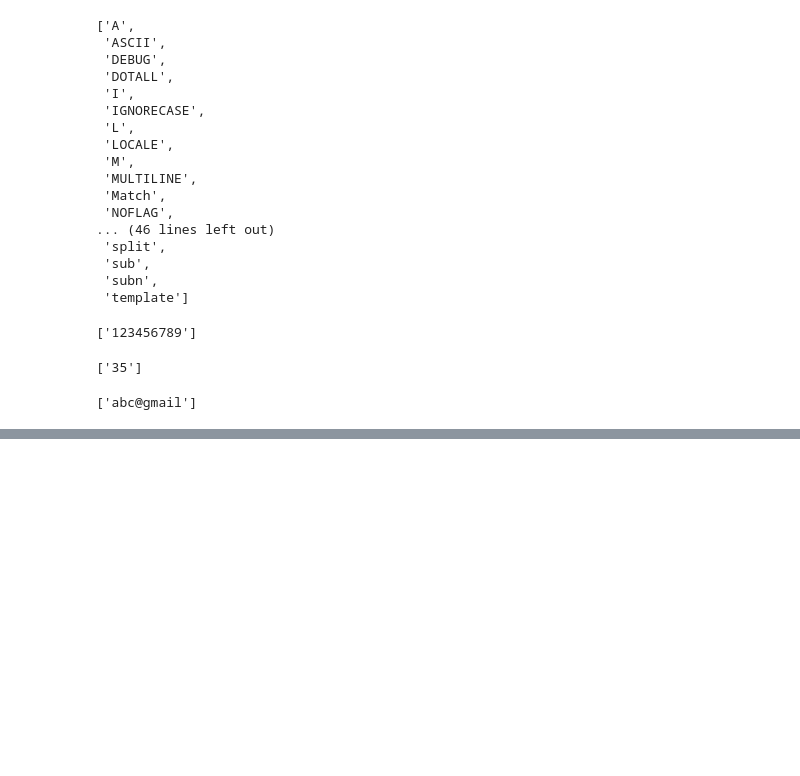
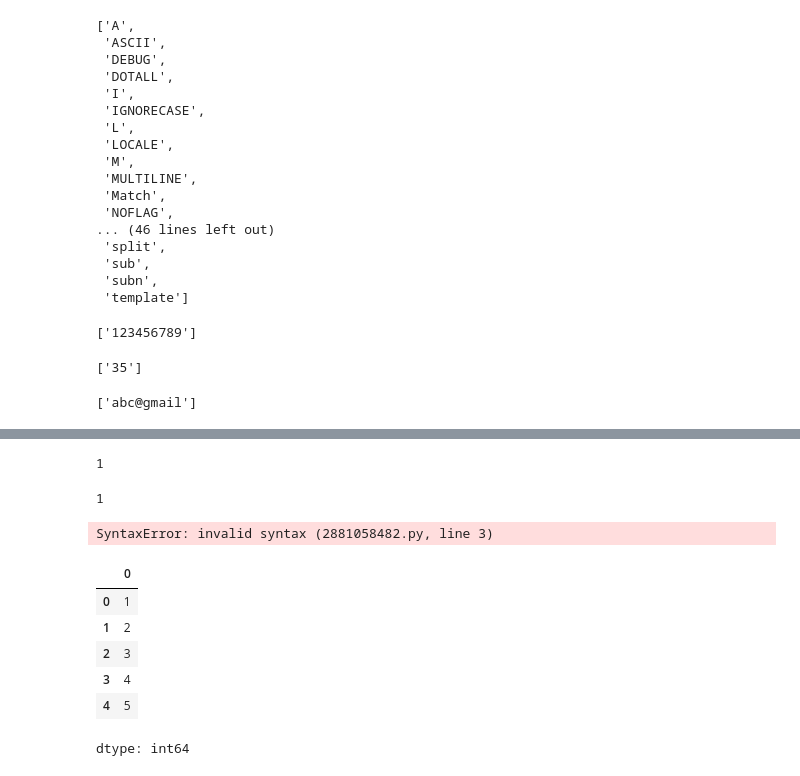
Before and after one commit to aneetajohn/OASIS-POC1, a Jupyter notebook: Untitled0.ipynb, the cells around one changed output, grey strips where cells are left out. Saved outputs shown, nothing was run; the diff lists cells and outputs as text; code cells hidden in the pictures; blank space fills up the shorter version.

```diff
--- a/Untitled0.ipynb
+++ b/Untitled0.ipynb
@@ -425,0 +495,14 @@ re.findall (pattern,text)
+# %%
+obj.home
+# %% [output]
+1
+# %%
+obj.car
+# %% [output]
+1
+# %%
+# Pandas is a free open-source library designed for data manipulation, data analysis, and data cleaning.
+
+pip install pandas
+# %% [output]
+SyntaxError: invalid syntax (2881058482.py, line 3)
@@ -425,0 +511,13 @@ re.findall (pattern,text)
+# %%
+#The two primary data structures in pandas.
+#1. Series -  A Series is a one-dimensional labeled array. Similar to a list but has an index.
+s = pd.Series([1,2,3,4,5])
+s
+# %% [output]
+|  | 0 |
+| 0 | 1 |
+| 1 | 2 |
+| 2 | 3 |
+| 3 | 4 |
+| 4 | 5 |
+dtype: int64
```
Also changed, not shown: parts of 16 cells of this notebook.
